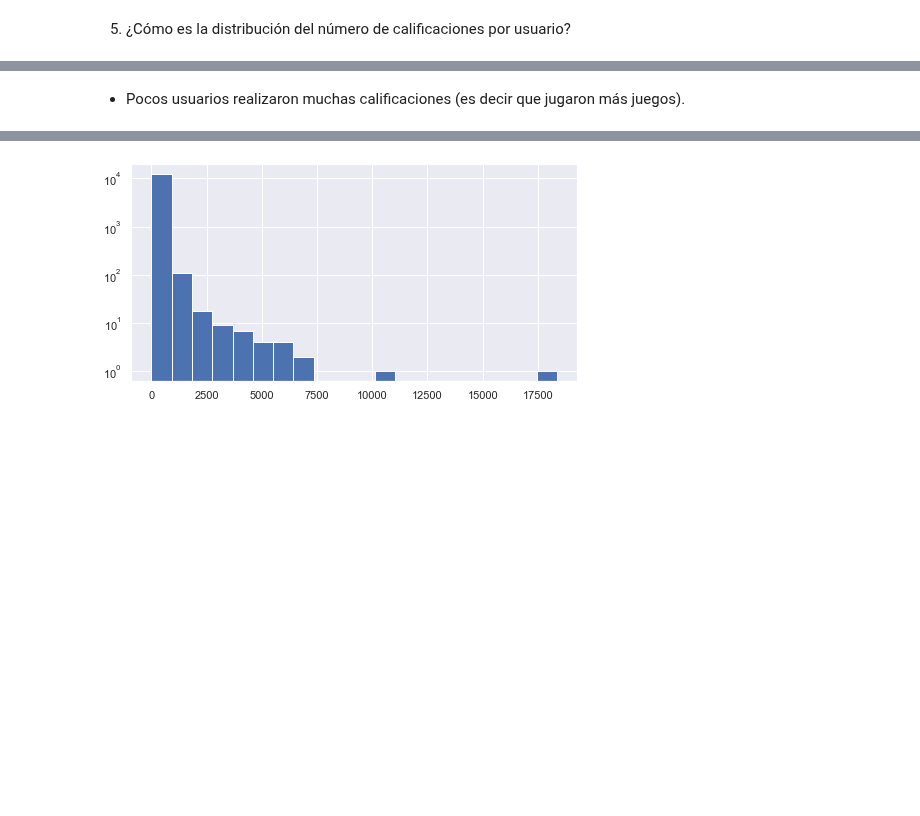
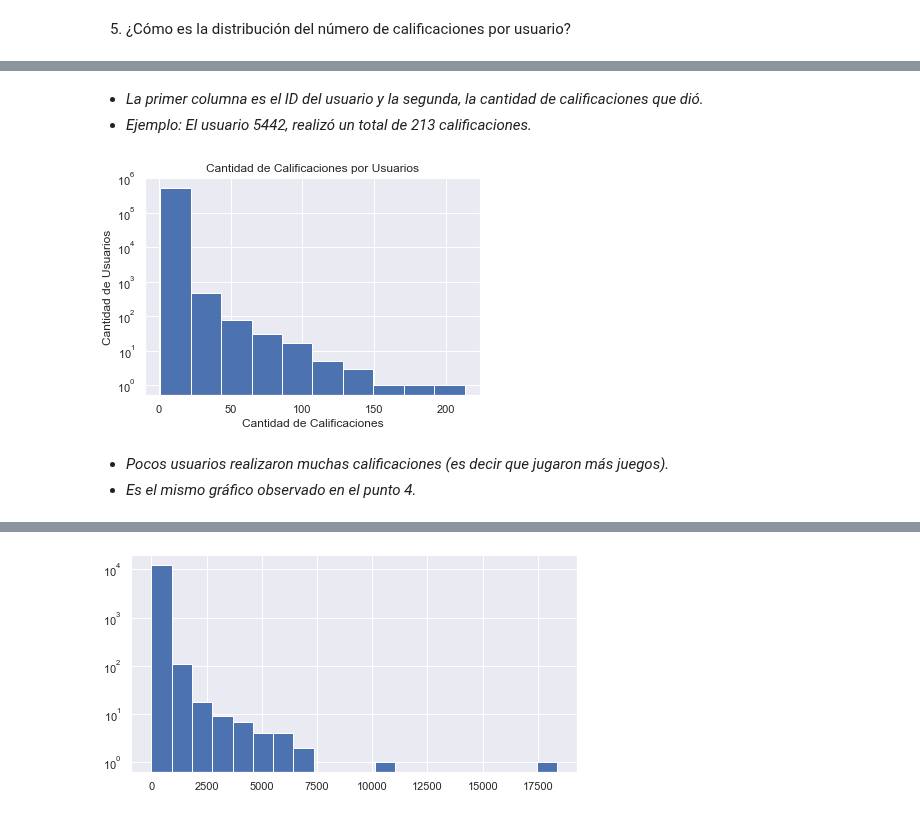
Before and after one commit to alseveso/AcamicaDS, a Jupyter notebook: Proyecto 3/A. Proyecto 03_Alejandra Seveso.ipynb, the cells around one changed output, grey strips where cells are left out. Drawn from its saved outputs; the diff is of its cells as text; code cells hidden in the pictures; blank space fills up the shorter version.

```diff
--- a/Proyecto 3/A. Proyecto 03_Alejandra Seveso.ipynb
+++ b/Proyecto 3/A. Proyecto 03_Alejandra Seveso.ipynb
@@ -663,0 +626,3 @@ calificaciones_por_usuario.hist(log = True)
+# %%
+calificaciones_por_usuario = final_reviews.username.value_counts()
+calificaciones_por_usuario
@@ -664,2 +642,15 @@ calificaciones_por_usuario.hist(log = True)
+# %% [markdown]
+* *La primer columna es el ID del usuario y la segunda, la cantidad de calificaciones que dió.*
+* *Ejemplo: El usuario 5442, realizó un total de 213 calificaciones.*
+# %%
+calificaciones_por_usuario.hist(log = True)
+
+plt.xlabel('Cantidad de Calificaciones')
+plt.ylabel('Cantidad de Usuarios')
+plt.title('Cantidad de Calificaciones por Usuarios')
+plt.show()
+# %% [output]
+[figure, added]
 # %% [markdown]
-* Pocos usuarios realizaron muchas calificaciones (es decir que jugaron más juegos).
+* *Pocos usuarios realizaron muchas calificaciones (es decir que jugaron más juegos).*
+* *Es el mismo gráfico observado en el punto 4.*
```
Also changed, not shown: parts of 75 cells of this notebook, 5 other files.
